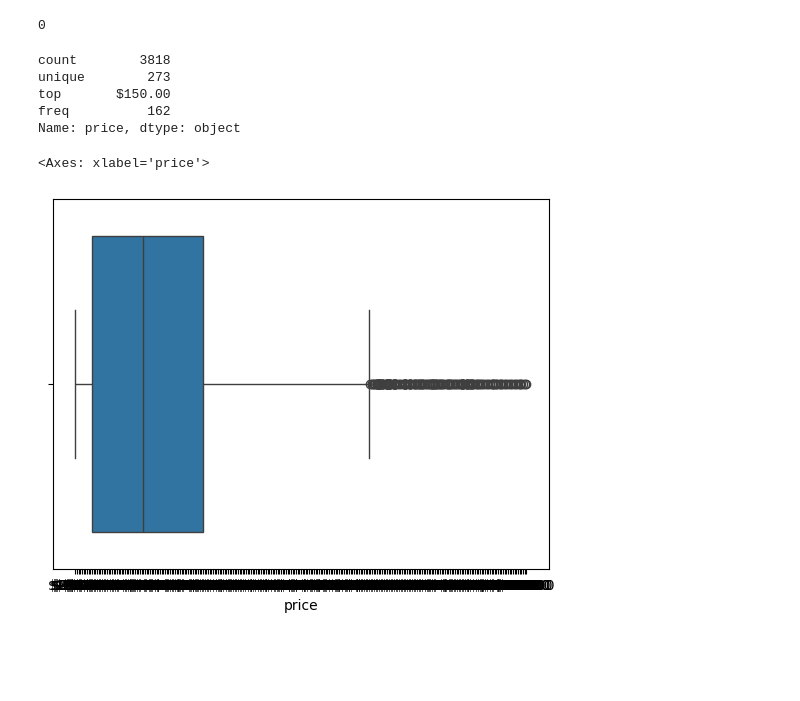
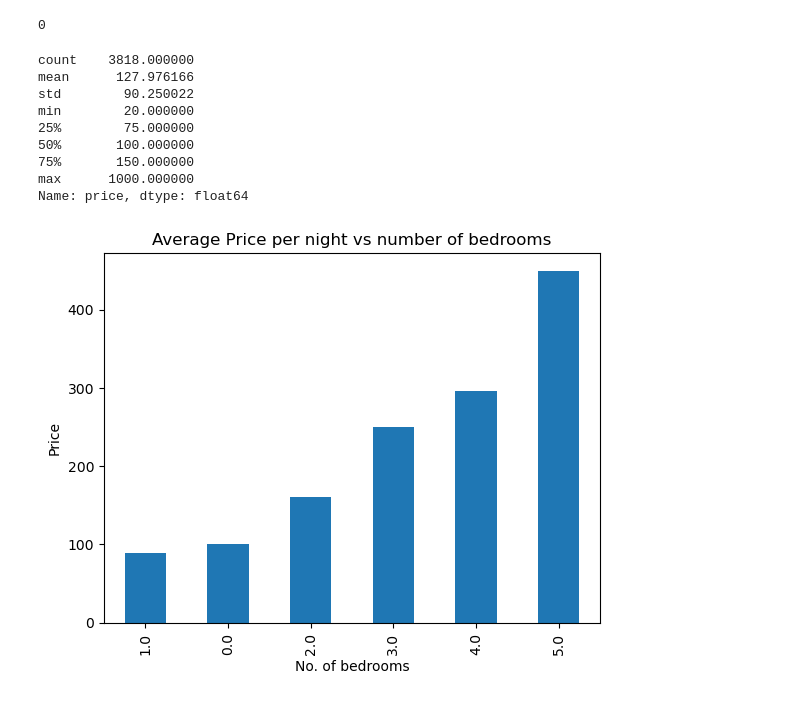
Before and after one commit to Chepngeno-langat/Project_DS, a Jupyter notebook: Visualization and EDA/Seattle_AirBnB_data/EDA.ipynb, the cells around one changed output. Saved outputs shown, nothing was run; the diff lists cells and outputs as text; code cells hidden in the pictures; blank space fills up the shorter version.

Commit message:
Fill null values

```diff
--- a/Visualization and EDA/Seattle_AirBnB_data/EDA.ipynb
+++ b/Visualization and EDA/Seattle_AirBnB_data/EDA.ipynb
@@ -131,6 +136,9 @@ require_guest_phone_verification       0
 calculated_host_listings_count         0
 reviews_per_month                    627
 dtype: int64
+# %%
+# Fill null values
+listings_df.fillna({'reviews_per_month':0},inplace=True)
 # %% [markdown]
 ##### Check for unique values
 # %%
@@ -218,3 +226,7 @@ list_private.head(10)
 | 342 | 8932486 | Paul | Minor | 4 |
 # %% [markdown]
 ##### Price relationship with other variables
+# %%
+listings_df['price'] = listings_df['price'].replace('[$,]', '', regex=True).astype(float)
+price = listings_df['price']
+price
@@ -226,13 +251,23 @@ listings_df.price.isnull().sum()
 # Describe price ranges
 listings_df['price'].describe()
 # %% [output]
-count        3818
-unique        273
-top       $150.00
-freq          162
-Name: price, dtype: object
+count    3818.000000
+mean      127.976166
+std        90.250022
+min        20.000000
+25%        75.000000
+50%       100.000000
+75%       150.000000
+max      1000.000000
+Name: price, dtype: float64
 # %%
-# Average room rent
+# Price vs rooms
+df = listings_df[listings_df['minimum_nights']==1]
+df1 = df.groupby('bedrooms')['price'].mean().sort_values(ascending=True)
+plt.title("Average Price per night vs number of bedrooms")
+df1.plot(kind='bar')
+plt.xlabel("No. of bedrooms")
+plt.ylabel("Price")
+plt.show()
 # %% [output]
-<Axes: xlabel='price'>
-[figure, old version]
+[figure, new version]
```
Also changed, not shown: parts of 7 cells of this notebook.
